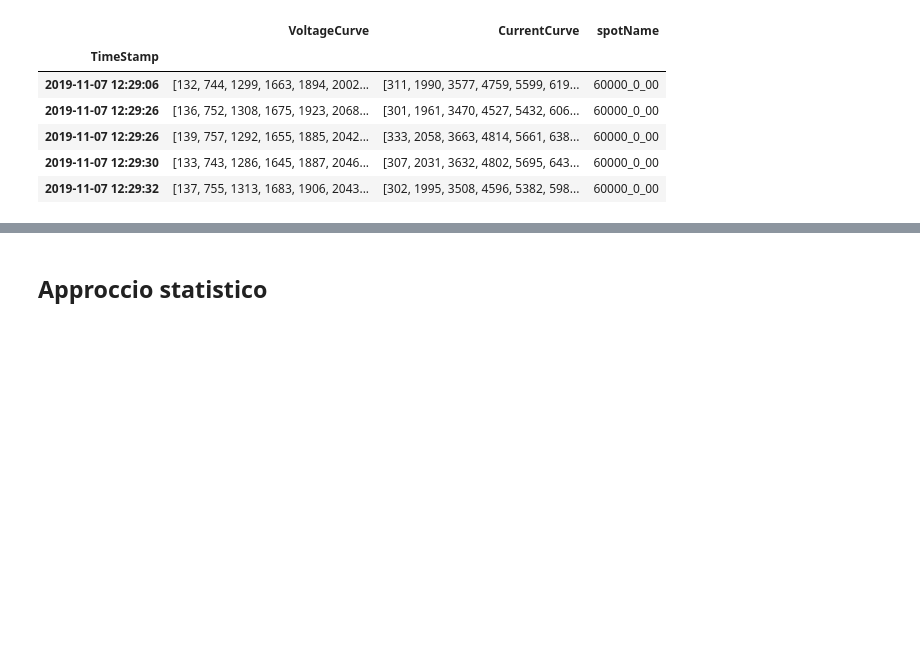
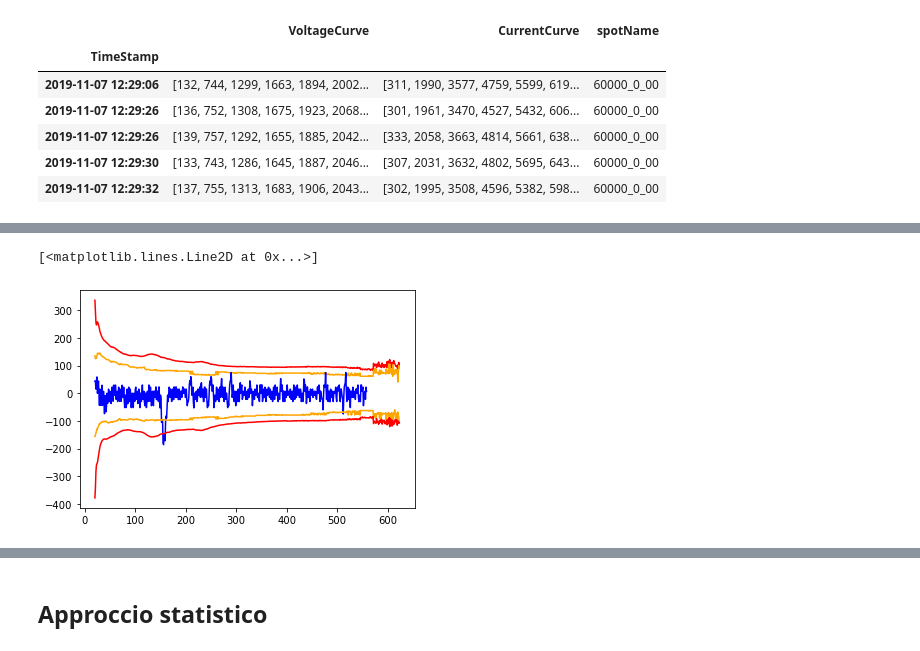
Before and after one commit to DavideMobilia/Anomaly-Detection, a Jupyter notebook: Scripts/provvisorio.ipynb, the cells around one changed output, grey strips where cells are left out. Drawn from its saved outputs; the diff is of its cells as text; code cells hidden in the pictures; blank space fills up the shorter version.

```diff
--- a/Scripts/provvisorio.ipynb
+++ b/Scripts/provvisorio.ipynb
@@ -71,0 +59,20 @@ exploded_voltage.loc[("60000_0_00","2019-11-07 12:29:06")]
+# %%
+#calcolo il differenziale tra valori successivi
+voltage_lag=exploded_voltage.diff(periods=5,axis=1)
+#voltage_lag.mean(axis=0).head(20)
+# %%
+#creazione upper e lower limit come per Normale (mean +- 2*std)
+upper_lag=voltage_lag.apply(lambda x : x.mean()+4*x.std(),axis=0)
+lower_lag=voltage_lag.apply(lambda x : x.mean()-4*x.std(),axis=0)
+#creazione upper e lower usando i quantili
+upper_lag2=voltage_lag.apply(lambda x : x.quantile(0.75)+1.5*(x.quantile(0.75)-x.quantile(0.25)),axis=0)
+lower_lag2=voltage_lag.apply(lambda x : x.quantile(0.25)-1.5*(x.quantile(0.75)-x.quantile(0.25)),axis=0)
+# %%
+plot(upper_lag[20:],"red")
+plot(upper_lag2[20:],"orange")
+plot(voltage_lag.iloc[590][20:],"blue")
+plot(lower_lag2[20:],"orange")
+plot(lower_lag[20:],"red")
+# %% [output]
+[<matplotlib.lines.Line2D at 0x...>]
+[figure, added]
```
Also changed, not shown: parts of 49 cells of this notebook, 1 other file.
